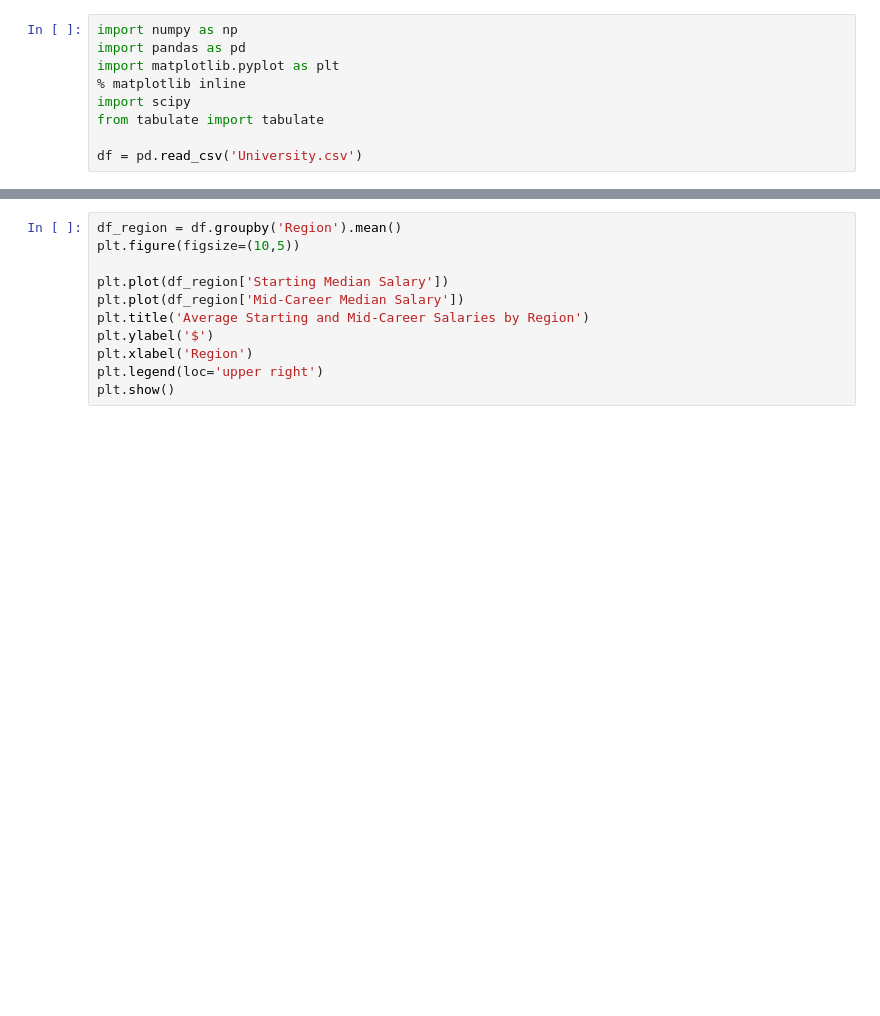
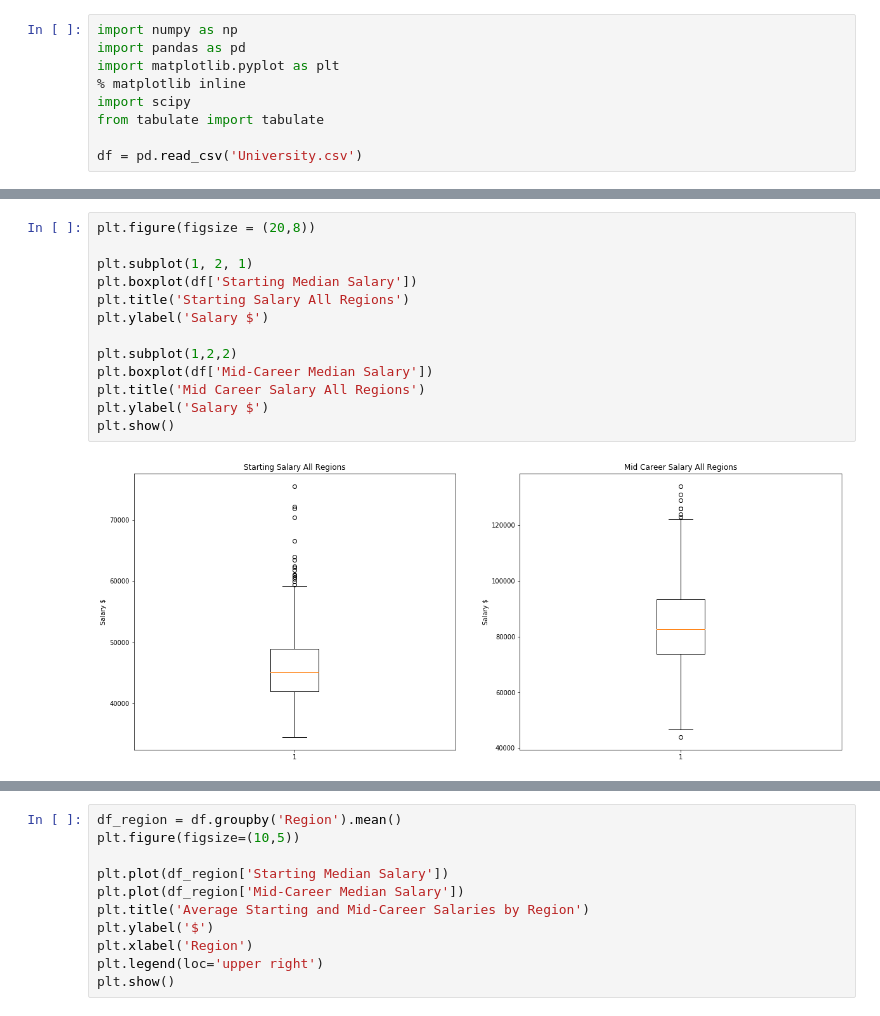
Before and after one commit to ccraig88/University, a Jupyter notebook: University Data.ipynb, the cells around one changed output, grey strips where cells are left out. Drawn from its saved outputs; the diff is of its cells as text; blank space fills up the shorter version.

```diff
--- a/University Data.ipynb
+++ b/University Data.ipynb
@@ -23,0 +47,15 @@ Questions posed:
+# %%
+plt.figure(figsize = (20,8))
+
+plt.subplot(1, 2, 1)
+plt.boxplot(df['Starting Median Salary'])
+plt.title('Starting Salary All Regions')
+plt.ylabel('Salary $')
+
+plt.subplot(1,2,2)
+plt.boxplot(df['Mid-Career Median Salary'])
+plt.title('Mid Career Salary All Regions')
+plt.ylabel('Salary $')
+plt.show()
+# %% [output]
+[figure, added]
```
Also changed, not shown: parts of 14 cells of this notebook.
